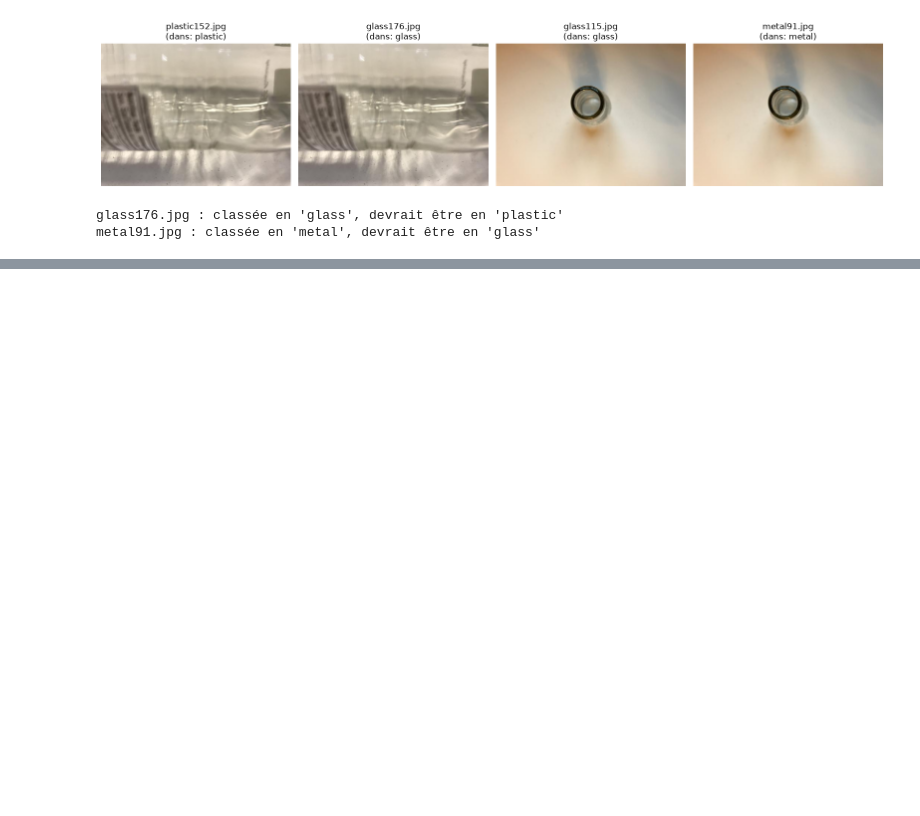
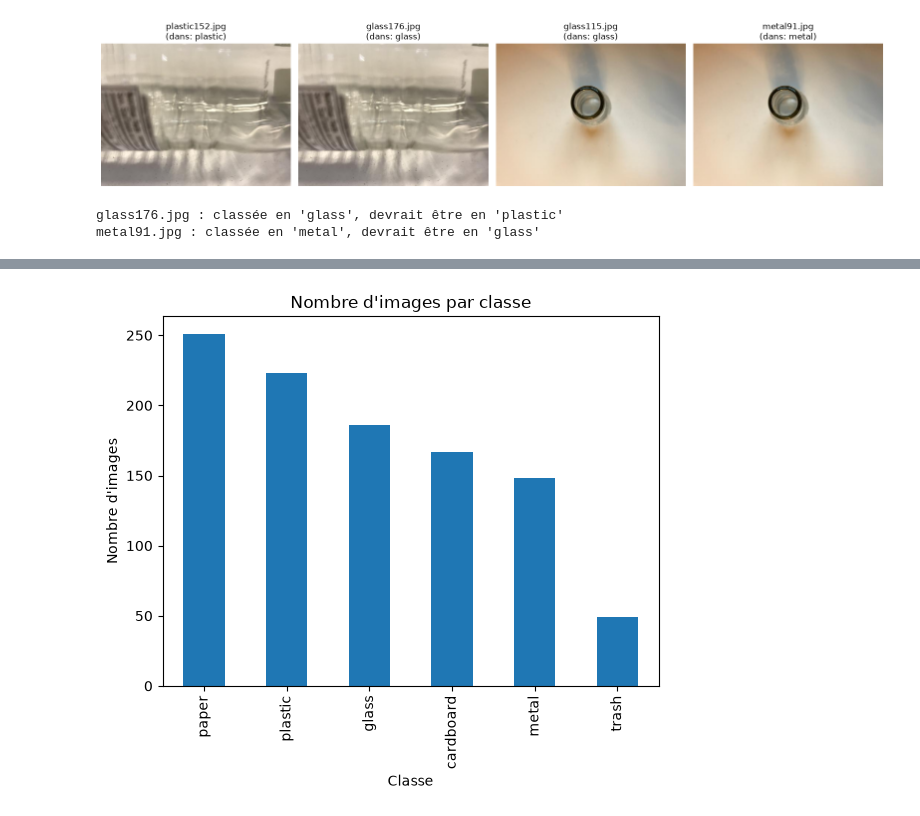
Before and after one commit to Fattimm/atelier_prepa_donnees_images, a Jupyter notebook: notebooks/atelier_prepa_donnees_images.ipynb, the cells around one changed output, grey strips where cells are left out. Drawn from its saved outputs; the diff is of its cells as text; code cells hidden in the pictures; blank space fills up the shorter version.

Commit message:
Partie 8: analyse du desequilibre des classes (paper: 251, trash: 49)

```diff
--- a/notebooks/atelier_prepa_donnees_images.ipynb
+++ b/notebooks/atelier_prepa_donnees_images.ipynb
@@ -378,0 +394,7 @@ metal91.jpg : classée en 'metal', devrait être en 'glass'
+# %%
+df_valides["classe"].value_counts().plot(kind="bar", title="Nombre d'images par classe")
+plt.xlabel("Classe")
+plt.ylabel("Nombre d'images")
+plt.show()
+# %% [output]
+[figure, added]
```
Also changed, not shown: parts of 3 cells of this notebook.
